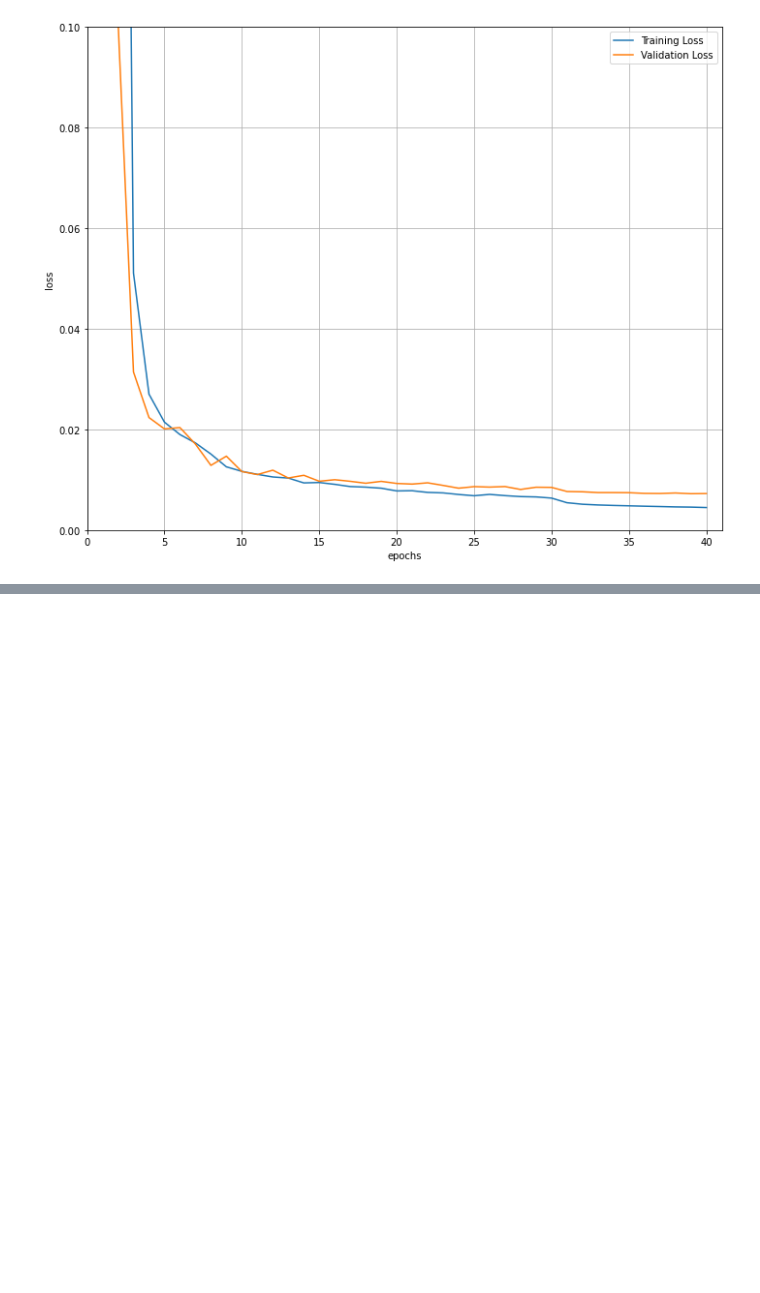
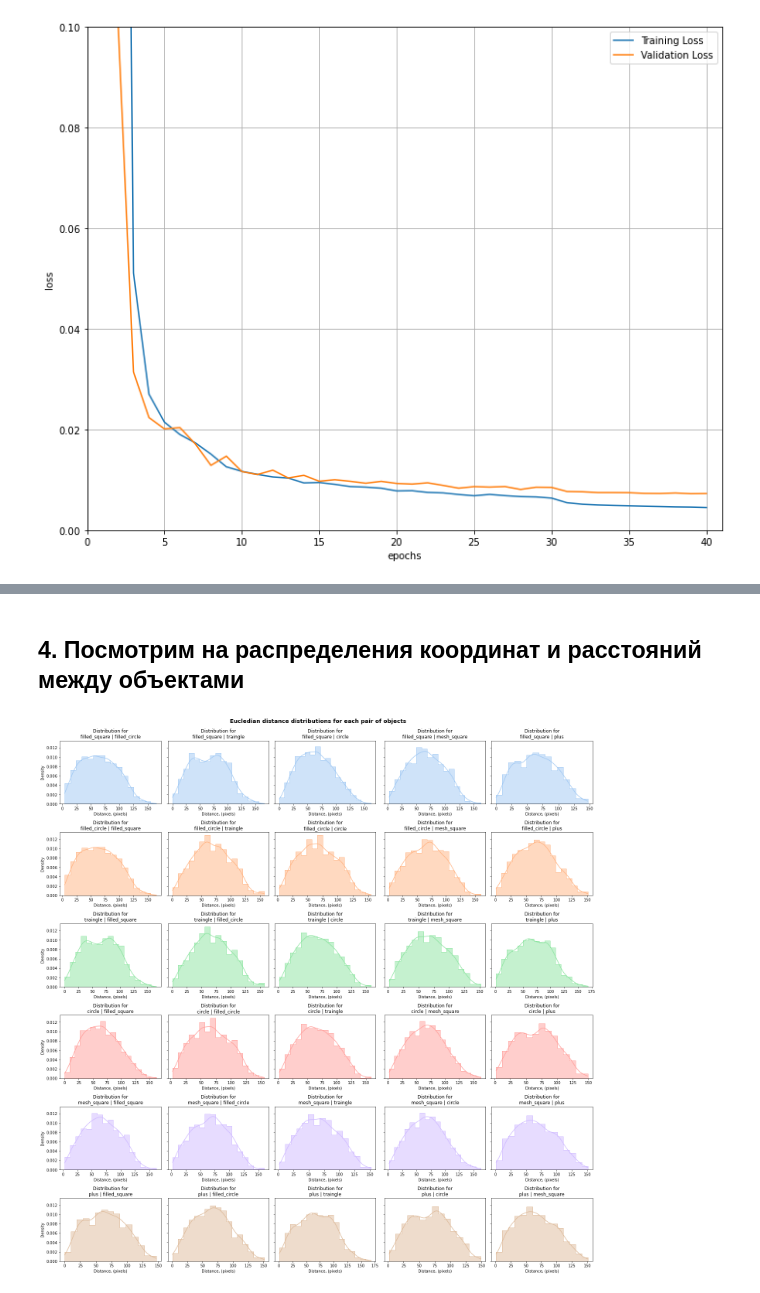
Before and after one commit to dmtryzarubin/BostonGene, a Jupyter notebook: Unet_1/Unet_.ipynb, the cells around one changed output, grey strips where cells are left out. Saved outputs shown, nothing was run; the diff lists cells and outputs as text; code cells hidden in the pictures; blank space fills up the shorter version.

Commit message:
plotting added

```diff
--- a/Unet_1/Unet_.ipynb
+++ b/Unet_1/Unet_.ipynb
@@ -171,0 +174,13 @@ ValueError: too many values to unpack (expected 2)
+# %% [markdown]
+## 4. Посмотрим на распределения координат и расстояний между объектами
+# %%
+from statistics_utils import calc_location, calc_distance, calc_mean_location, calc_mean_distance
+
+locations = calc_location(test_dataset)
+distances = calc_distance(locations)
+# %%
+from plotting import plot_locations, plot_dist_distributions
+
+plot_dist_distributions(distances)
+# %% [output]
+[figure, added]
```
Also changed, not shown: parts of 10 cells of this notebook, 4 other files.
